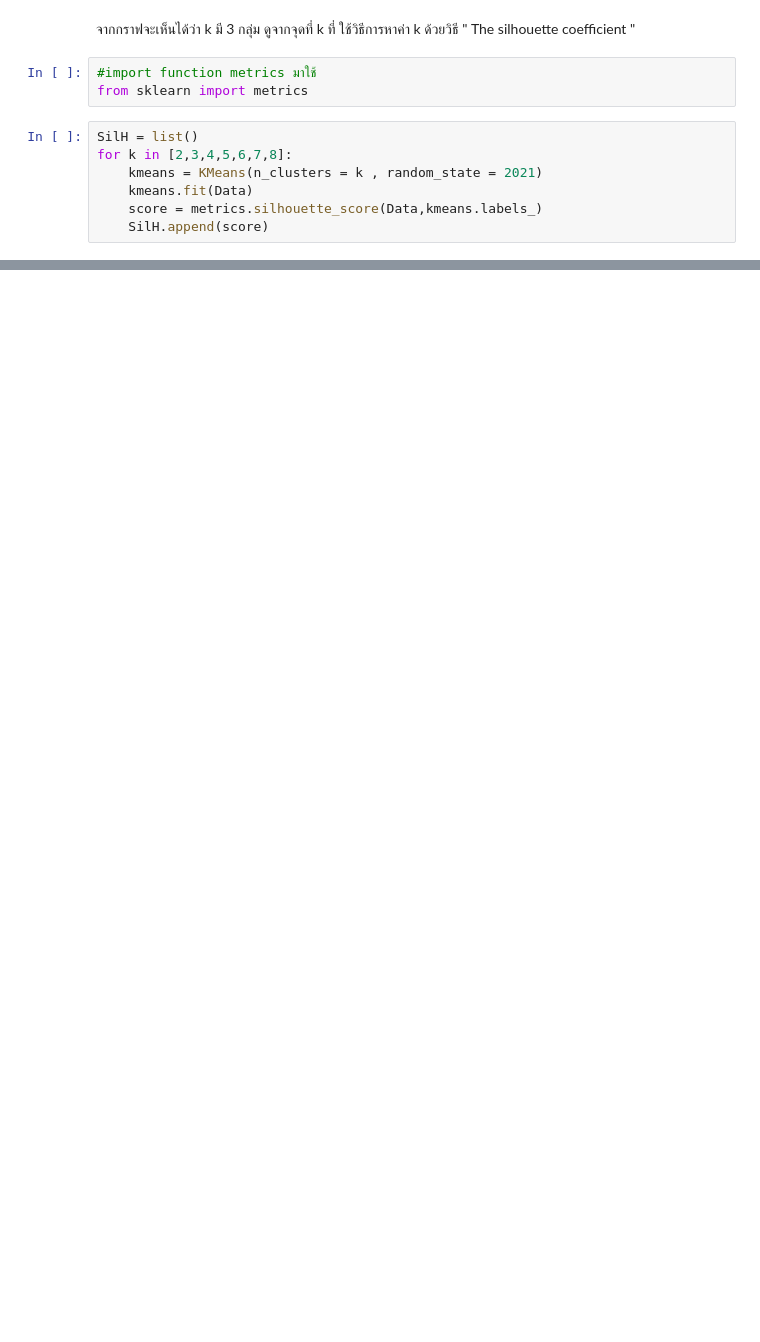
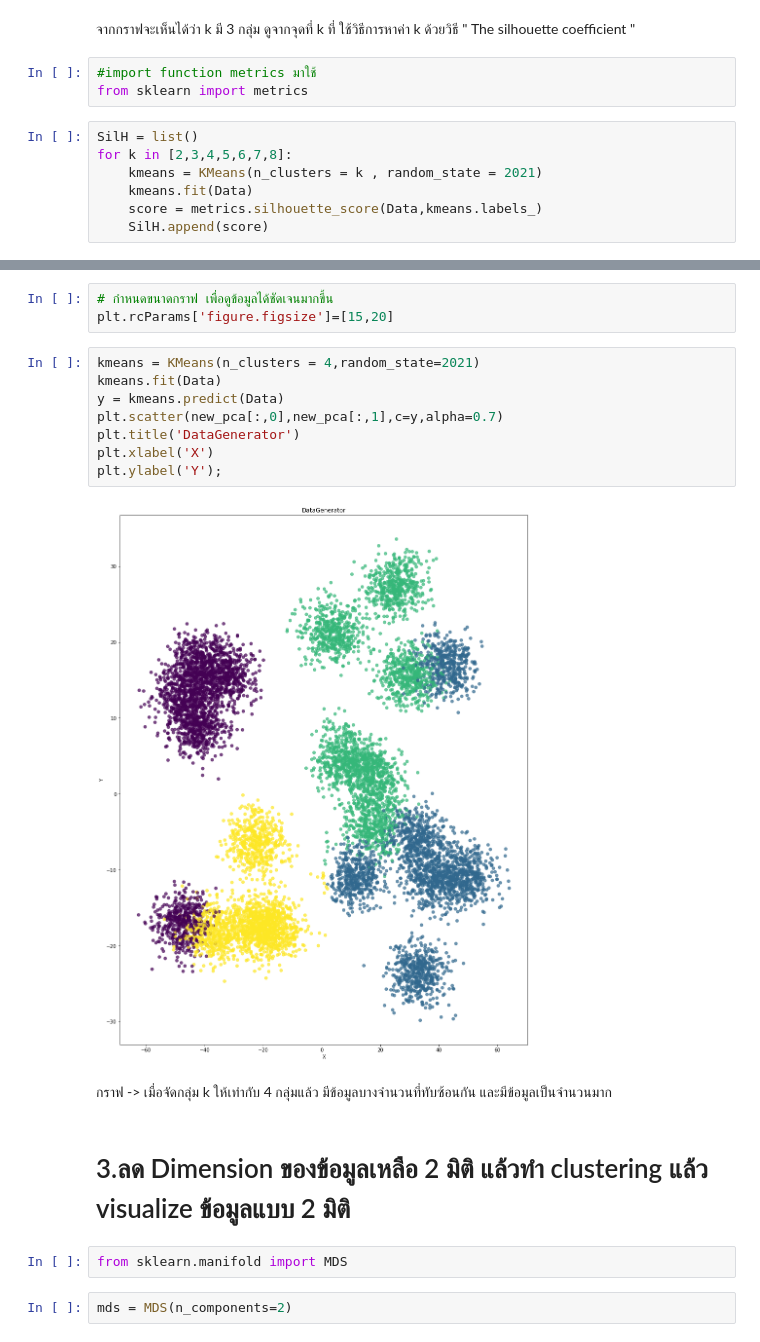
Before and after one commit to mintra-tippayaratsontorn/Multivariate, a Jupyter notebook: Multivariate_Exam.ipynb, the cells around one changed output, grey strips where cells are left out. Saved outputs shown, nothing was run; the diff lists cells and outputs as text; blank space fills up the shorter version.

```diff
--- a/Multivariate_Exam.ipynb
+++ b/Multivariate_Exam.ipynb
@@ -175,0 +178,21 @@ plt.ylabel('SilH');
+# %%
+# กำหนดขนาดกราฟ เพื่อดูข้อมูลได้ชัดเจนมากขึ้น
+plt.rcParams['figure.figsize']=[15,20]
+# %%
+kmeans = KMeans(n_clusters = 4,random_state=2021)
+kmeans.fit(Data)
+y = kmeans.predict(Data)
+plt.scatter(new_pca[:,0],new_pca[:,1],c=y,alpha=0.7)
+plt.title('DataGenerator')
+plt.xlabel('X')
+plt.ylabel('Y');
+# %% [output]
+[figure, added]
+# %% [markdown]
+กราฟ -> เมื่อจัดกลุ่ม k ให้เท่ากับ 4 กลุ่มแล้ว มีข้อมูลบางจำนวนที่ทับซ้อนกัน และมีข้อมูลเป็นจำนวนมาก
+# %% [markdown]
+# 3.ลด Dimension ของข้อมูลเหลือ 2 มิติ แล้วทำ clustering แล้ว visualize ข้อมูลแบบ 2 มิติ
+# %%
+from sklearn.manifold import MDS
+# %%
+mds = MDS(n_components=2)
```
Also changed, not shown: parts of 10 cells of this notebook.
